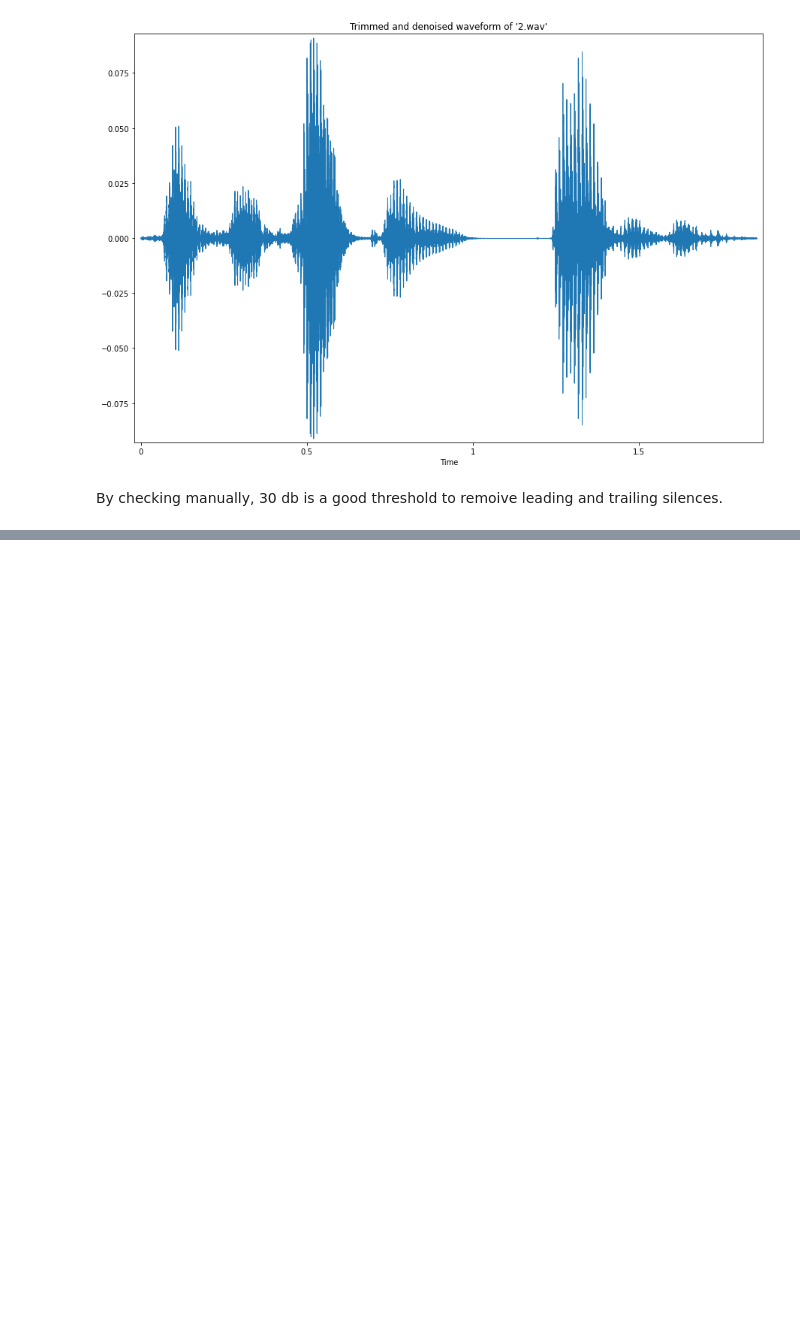
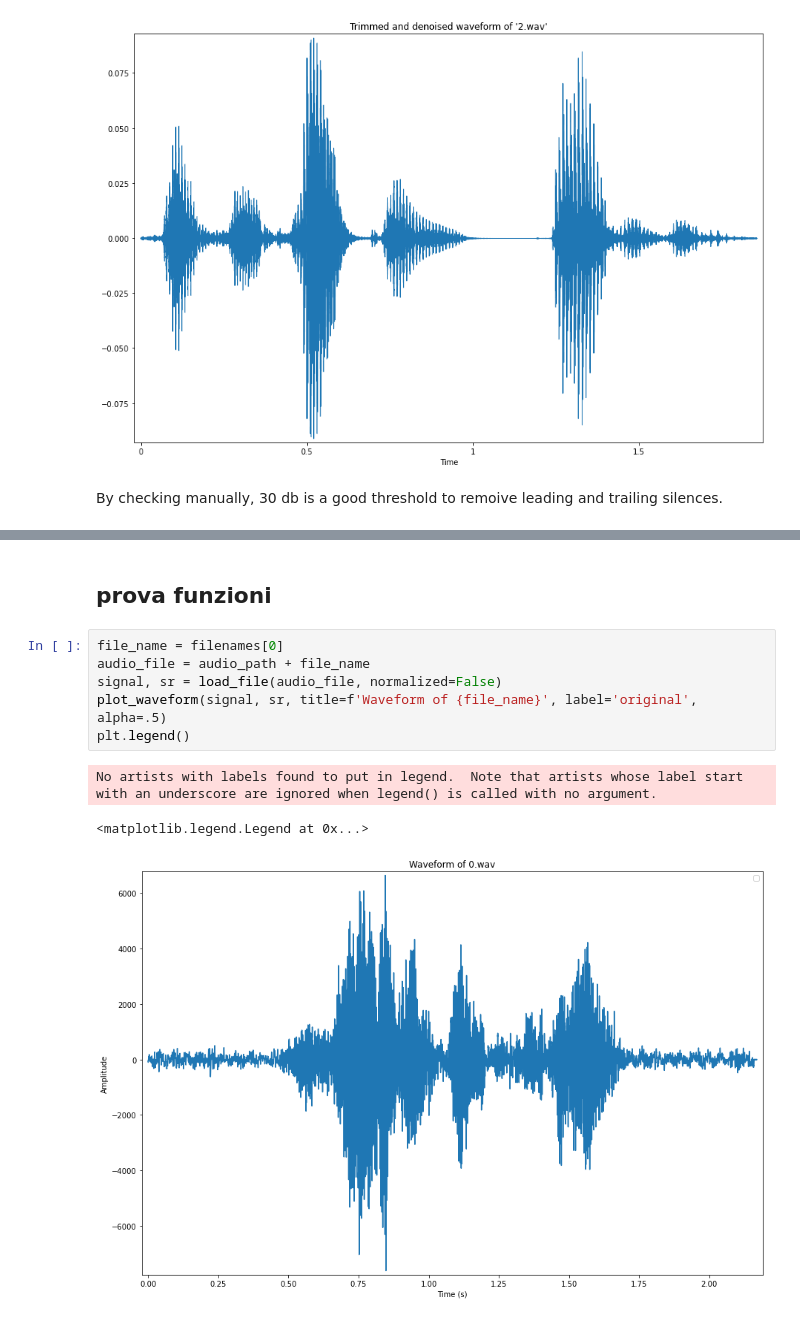
Before and after one commit to notlosca/audio_emotion_classification, a Jupyter notebook: the_one.ipynb, the cells around one changed output, grey strips where cells are left out. Drawn from its saved outputs; the diff is of its cells as text; blank space fills up the shorter version.

```diff
--- a/the_one.ipynb
+++ b/the_one.ipynb
@@ -159,0 +267,12 @@ By checking manually, 30 db is a good threshold to remoive leading and trailing
+# %% [markdown]
+## prova funzioni
+# %%
+file_name = filenames[0]
+audio_file = audio_path + file_name
+signal, sr = load_file(audio_file, normalized=False)
+plot_waveform(signal, sr, title=f'Waveform of {file_name}', label='original', alpha=.5)
+plt.legend()
+# %% [output]
+No artists with labels found to put in legend.  Note that artists whose label start with an underscore are ignored when legend() is called with no argument.
+<matplotlib.legend.Legend at 0x...>
+[figure, added]
```
Also changed, not shown: parts of 14 cells of this notebook.
